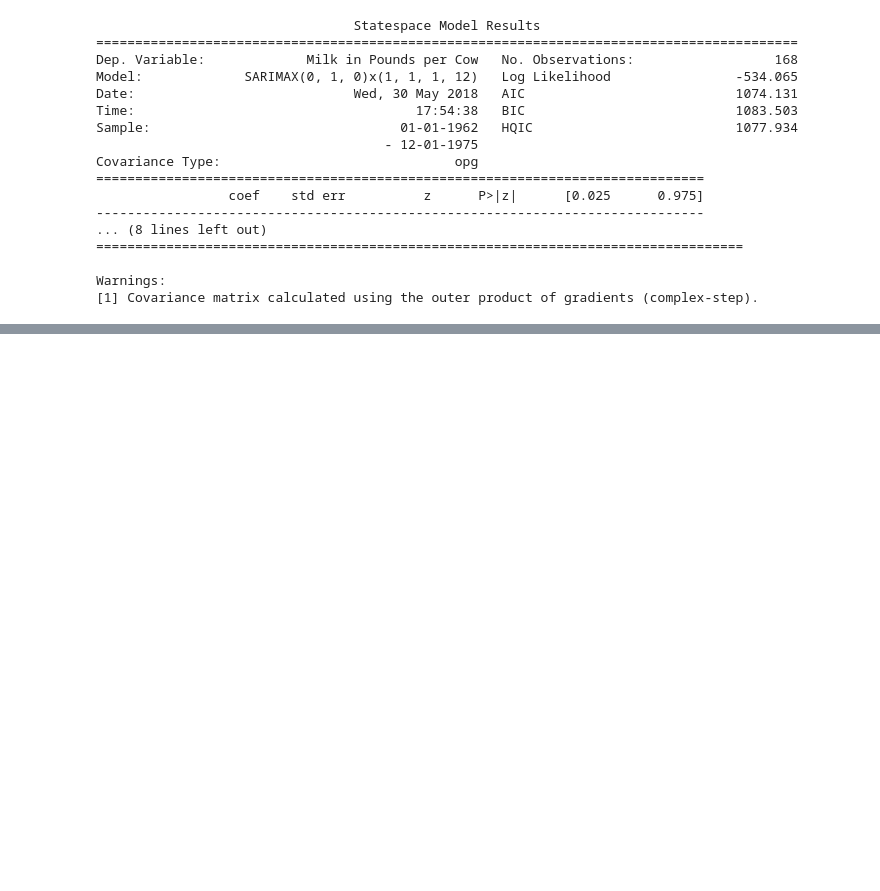
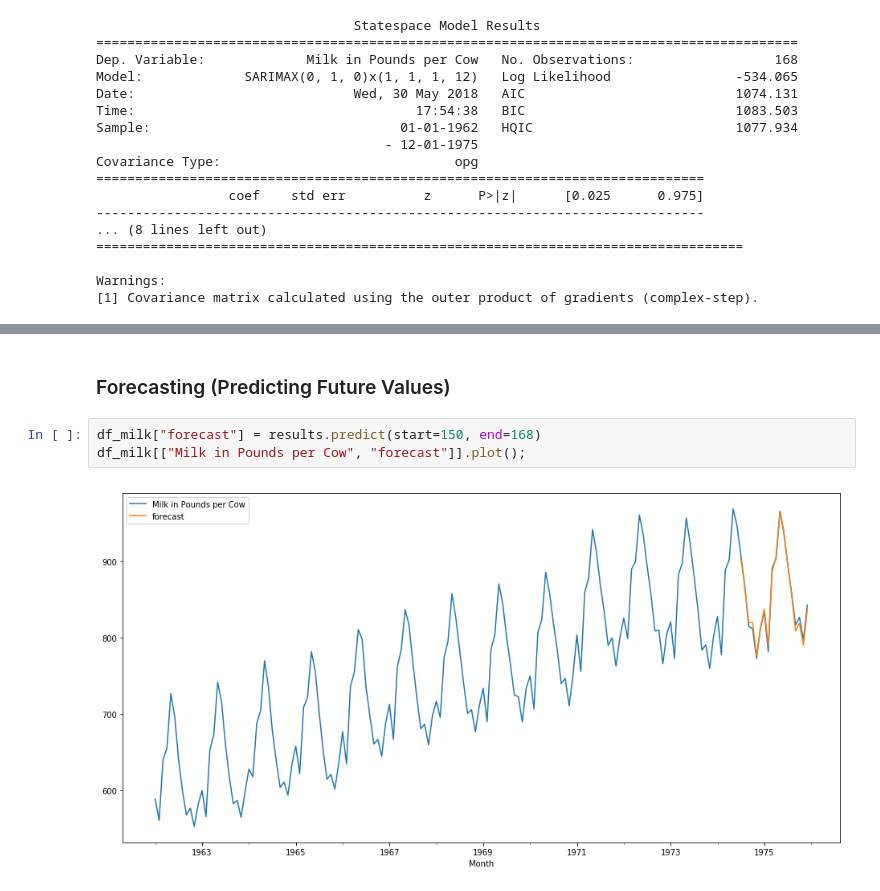
Before and after one commit to maykulkarni/algo_trading, a Jupyter notebook: 3. Time series analysis.ipynb, the cells around one changed output, grey strips where cells are left out. Cells and saved outputs as stored; diff of their text form; blank space fills up the shorter version.

```diff
--- a/3. Time series analysis.ipynb
+++ b/3. Time series analysis.ipynb
@@ -341,0 +351,7 @@ Warnings:
+# %% [markdown]
+### Forecasting (Predicting Future Values)
+# %%
+df_milk["forecast"] = results.predict(start=150, end=168)
+df_milk[["Milk in Pounds per Cow", "forecast"]].plot();
+# %% [output]
+[figure, added]
```
Also changed, not shown: parts of 2 cells of this notebook, 3 other files.
